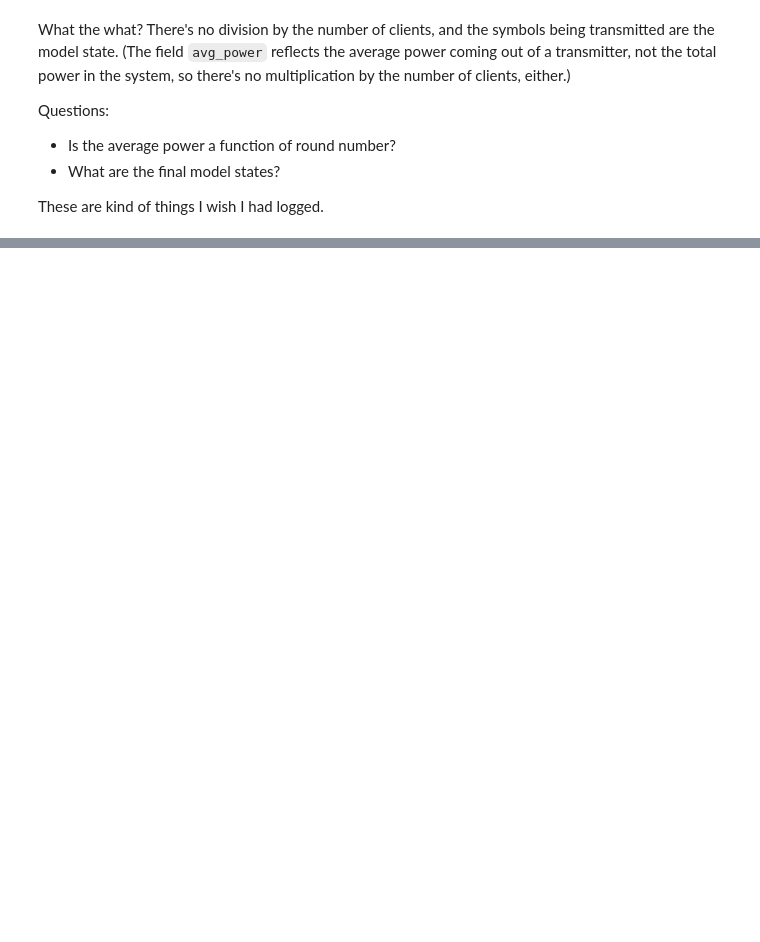
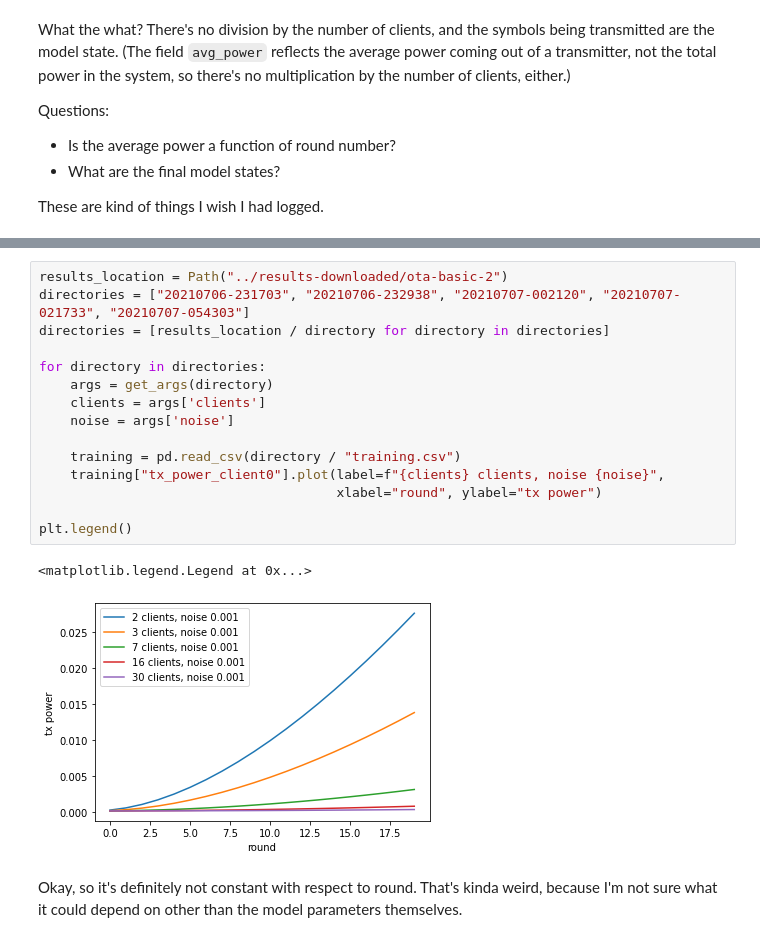
Before and after one commit to czlee/kyanite, a Jupyter notebook: plot-ota-basic.ipynb, the cells around one changed output, grey strips where cells are left out. Drawn from its saved outputs; the diff is of its cells as text; blank space fills up the shorter version.

```diff
--- a/plot-ota-basic.ipynb
+++ b/plot-ota-basic.ipynb
@@ -115,0 +138,20 @@ These are kind of things I wish I had logged.
+# %%
+results_location = Path("../results-downloaded/ota-basic-2")
+directories = ["20210706-231703", "20210706-232938", "20210707-002120", "20210707-021733", "20210707-054303"]
+directories = [results_location / directory for directory in directories]
+
+for directory in directories:
+    args = get_args(directory)
+    clients = args['clients']
+    noise = args['noise']
+
+    training = pd.read_csv(directory / "training.csv")
+    training["tx_power_client0"].plot(label=f"{clients} clients, noise {noise}",
+                                      xlabel="round", ylabel="tx power")
+
+plt.legend()
+# %% [output]
+<matplotlib.legend.Legend at 0x...>
+[figure, added]
+# %% [markdown]
+Okay, so it's definitely not constant with respect to round. That's kinda weird, because I'm not sure what it could depend on other than the model parameters themselves.
```
Also changed, not shown: parts of 23 cells of this notebook.
